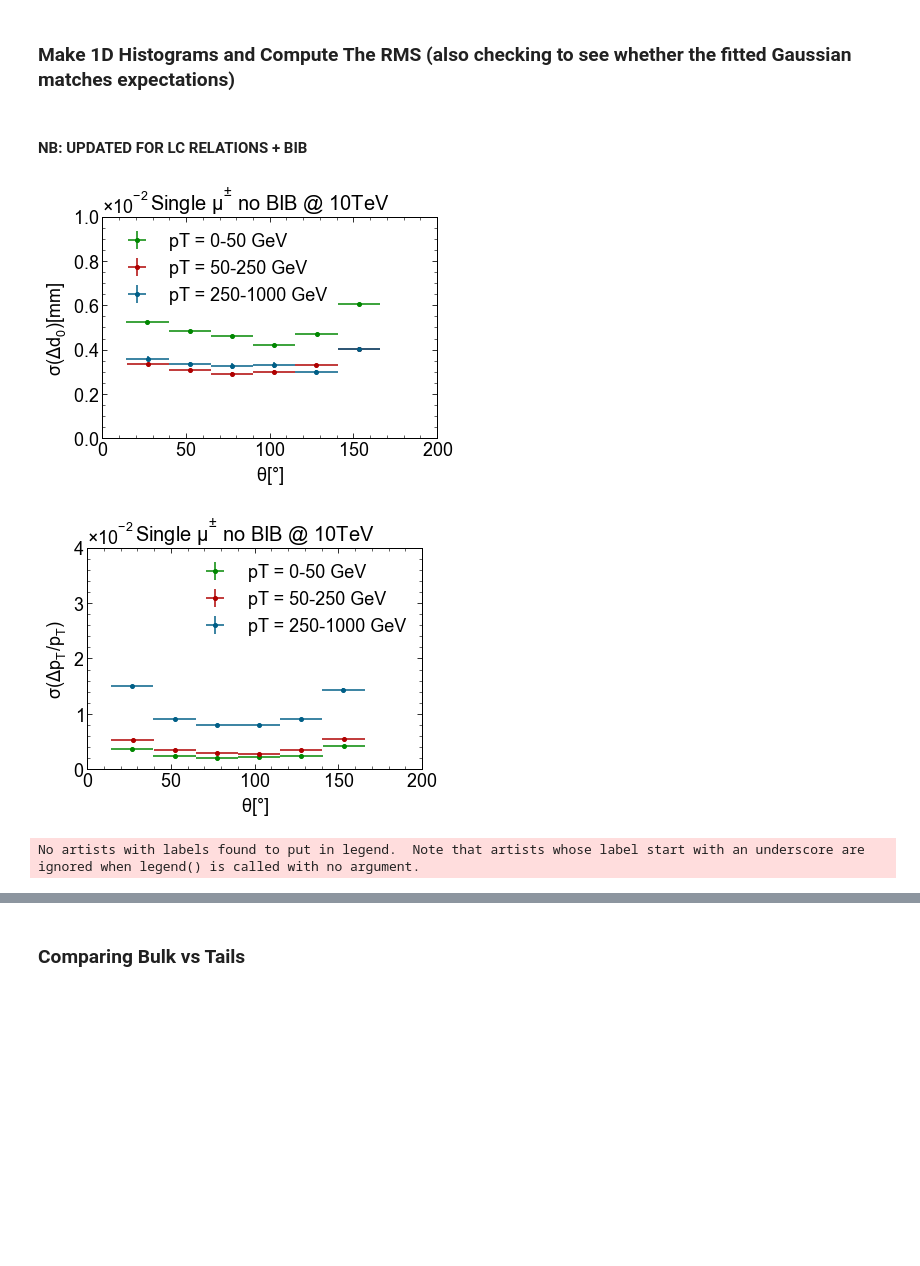
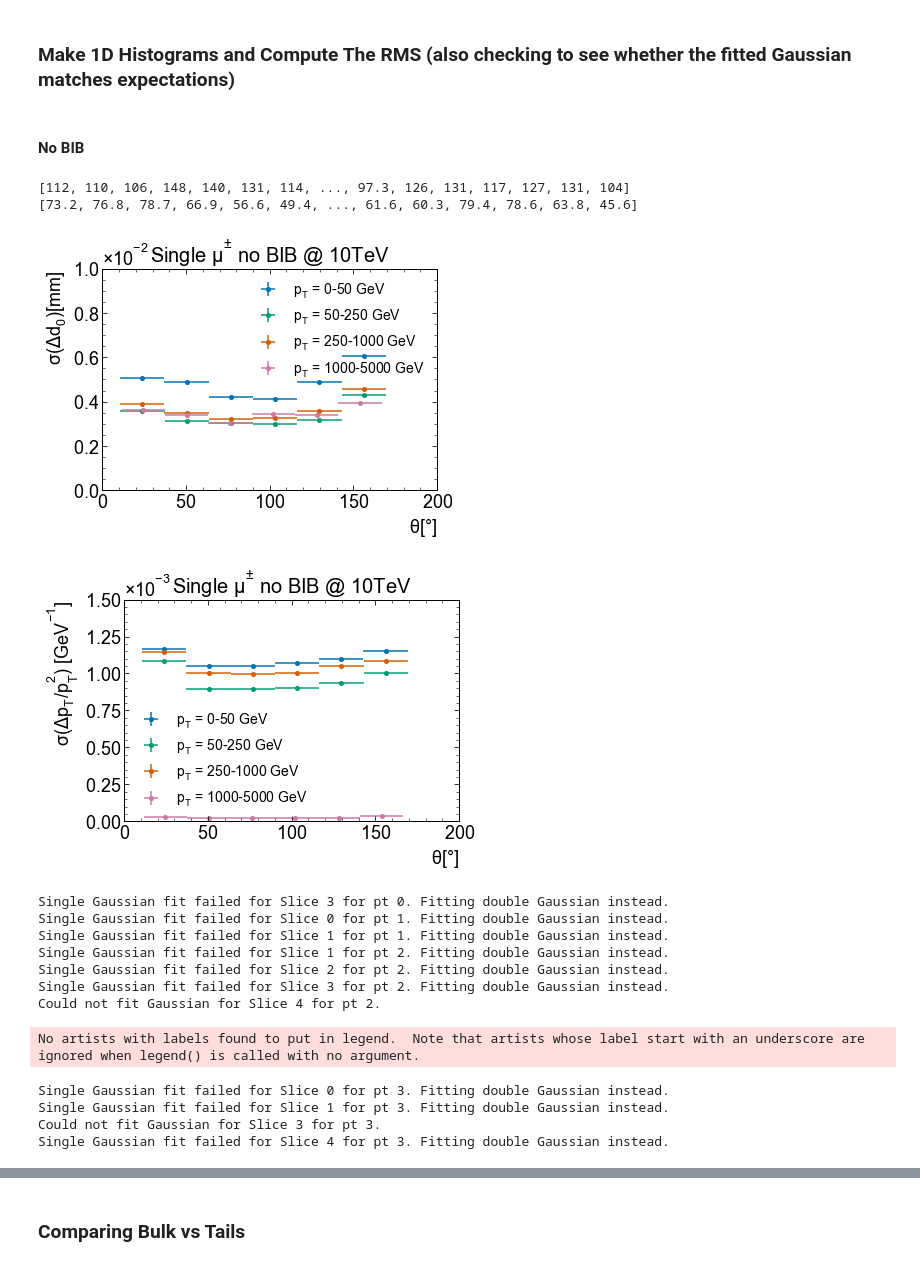
Before and after one commit to kdp-lab/maia_detector_paper, a Jupyter notebook: json_analysis.ipynb, the cells around one changed output, grey strips where cells are left out. Saved outputs shown, nothing was run; the diff lists cells and outputs as text; code cells hidden in the pictures; blank space fills up the shorter version.

```diff
--- a/json_analysis.ipynb
+++ b/json_analysis.ipynb
@@ -10,5 +10,6 @@ from scipy import stats
 import random
 import atlas_mpl_style as ampl
 ampl.use_atlas_style()
+plt.style.use('seaborn-v0_8-colorblind')
 #from codes.plotting import plot_prettier
 #plot_prettier()
@@ -506,5 +670,5 @@ def compare1DHistograms(datas,bins,scale='linear',label="",leg=[]):
     plt.show()
 # %% [markdown]
 ### Make 1D Histograms and Compute The RMS (also checking to see whether the fitted Gaussian matches expectations)
-# %% [markdown]
-#### NB: UPDATED FOR LC RELATIONS + BIB
+# %% [markdown]
+#### No BIB
@@ -510,0 +691,9 @@ def compare1DHistograms(datas,bins,scale='linear',label="",leg=[]):
+# %%
+right_side_data = LC_theta_match[(((LC_theta_match)[(LC_pt_match)>1000])) > 90]
+right_side_data = ak.flatten(LC_theta_match[np.ravel(LC_pt_match)>1000])[(ak.flatten((LC_theta_match)[(LC_pt_match)>1000])) > 90]
+left_side_data = LC_theta_match[(((LC_theta_match)[(LC_pt_match)>1000])) <= 90]
+print((right_side_data))
+print(ak.flatten(left_side_data))
+# %% [output]
+[112, 110, 106, 148, 140, 131, 114, ..., 97.3, 126, 131, 117, 127, 131, 104]
+[73.2, 76.8, 78.7, 66.9, 56.6, 49.4, ..., 61.6, 60.3, 79.4, 78.6, 63.8, 45.6]
@@ -511,48 +725,64 @@ def compare1DHistograms(datas,bins,scale='linear',label="",leg=[]):
 # %%
-theta_all = [LC_theta_match[np.ravel(LC_pt_match)<=50], LC_theta_match[(np.ravel(LC_pt_match)>50) & (np.ravel(LC_pt_match)<=250)], LC_theta_match[np.ravel(LC_pt_match)>250]]
-d0_all = [LC_d0[np.ravel(LC_pt_match)<=50], LC_d0[(np.ravel(LC_pt_match)>50) & (np.ravel(LC_pt_match)<=250)], LC_d0[np.ravel(LC_pt_match)>250]]
-pt_res_all = [LC_pt_res[np.ravel(LC_pt_match)<=50], LC_pt_res[(np.ravel(LC_pt_match)>50) & (np.ravel(LC_pt_match)<=250)], LC_pt_res[np.ravel(LC_pt_match)>250]]
-pt_track_all = [LC_track_pt[np.ravel(LC_pt_match)<=50], LC_track_pt[(np.ravel(LC_pt_match)>50) & (np.ravel(LC_pt_match)<=250)], LC_track_pt[np.ravel(LC_pt_match)>250]]
-pt_match_all =  [LC_pt_match[np.ravel(LC_pt_match)<=50], LC_pt_match[(np.ravel(LC_pt_match)>50) & (np.ravel(LC_pt_match)<=250)], LC_pt_match[np.ravel(LC_pt_match)>250]]
-# theta_all = [bib_0_50_theta, bib_50_250_theta, bib_250_1000_theta]
-# d0_all = [bib_0_50['LC_d0'], bib_50_250['LC_d0'], bib_250_1000['LC_d0']]
-# pt_res_all = [bib_0_50['LC_pt_res'], bib_50_250['LC_pt_res'], bib_250_1000['LC_pt_res']]
-# pt_track_all = [bib_0_50['LC_track_pt'], bib_50_250['LC_track_pt'], bib_250_1000['LC_track_pt']]
-# pt_match_all = [bib_0_50['LC_pt_match'], bib_50_250['LC_pt_match'], bib_250_1000['LC_pt_match']]
+theta_all = [LC_theta_match[np.ravel(LC_pt_match)<=50], LC_theta_match[(np.ravel(LC_pt_match)>50) & (np.ravel(LC_pt_match)<=250)], LC_theta_match[np.ravel(LC_pt_match)>250 & (np.ravel(LC_pt_match)<=1000)], fold_data(ak.flatten(LC_theta_match[np.ravel(LC_pt_match)>1000]), bib = False)]
+d0_all = [LC_d0[np.ravel(LC_pt_match)<=50], LC_d0[(np.ravel(LC_pt_match)>50) & (np.ravel(LC_pt_match)<=250)], LC_d0[np.ravel(LC_pt_match)>250 & (np.ravel(LC_pt_match)<=1000)], fold_data(ak.flatten(LC_d0[np.ravel(LC_pt_match)>1000]), bib = False)]
+pt_res_all = [LC_pt_res[np.ravel(LC_pt_match)<=50], LC_pt_res[(np.ravel(LC_pt_match)>50) & (np.ravel(LC_pt_match)<=250)], LC_pt_res[np.ravel(LC_pt_match)>250 & (np.ravel(LC_pt_match)<=1000)], fold_data(ak.flatten(LC_pt_res[np.ravel(LC_pt_match)>1000]), bib = False)]
+pt_track_all = [LC_track_pt[np.ravel(LC_pt_match)<=50], LC_track_pt[(np.ravel(LC_pt_match)>50) & (np.ravel(LC_pt_match)<=250)], LC_track_pt[np.ravel(LC_pt_match)>250 & (np.ravel(LC_pt_match)<=1000)], fold_data(ak.flatten(LC_track_pt[np.ravel(LC_pt_match)>1000]), bib = False)]
+pt_match_all =  [LC_pt_match[np.ravel(LC_pt_match)<=50], LC_pt_match[(np.ravel(LC_pt_match)>50) & (np.ravel(LC_pt_match)<=250)], LC_pt_match[np.ravel(LC_pt_match)>250 & (np.ravel(LC_pt_match)<=1000)], fold_data(ak.flatten(LC_pt_match[np.ravel(LC_pt_match)>1000]), bib = False)]
+nhits_all =  [LC_nhits[np.ravel(LC_pt_match)<=50], LC_nhits[(np.ravel(LC_pt_match)>50) & (np.ravel(LC_pt_match)<=250)], LC_nhits[np.ravel(LC_pt_match)>250 & (np.ravel(LC_pt_match)<=1000)], fold_data(ak.flatten(LC_nhits[np.ravel(LC_pt_match)>1000]), bib = False)]
+
 #print(theta_all,d0_all)
 theta_all_masked = []
 d0_all_masked = []
 pt_res_all_masked = []
 pt_match_all_masked = []
 for i in range(len(theta_all)):
     x = theta_all[i]
     y = d0_all[i]
-    z = pt_res_all[i]
     w = pt_match_all[i]
+    z = pt_res_all[i] /w
     v = pt_track_all[i]
+    u = nhits_all[i]
     # Create a boolean mask for the condition
     theta_cut = (0 <= x) & (x < 180)
     pt_res_cut = np.abs(z) > 0
     pt_cut = v > 1
+    d0_cut = y <= 0.1
+    nhits_cut = u > 4
     # Apply the mask to filter the arrays
-    mask = theta_cut & pt_res_cut & pt_cut
+    mask = theta_cut & pt_res_cut & pt_cut & d0_cut & nhits_cut
     x_masked = x[mask]
     y_masked = y[mask]
     z_masked = z[mask]
     w_masked = w[mask]
     theta_all_masked.append(x_masked)
     d0_all_masked.append(y_masked)
     pt_res_all_masked.append(z_masked)
     pt_match_all_masked.append(w_masked)
 # theta_all = ak.concatenate([theta_0_50, theta_50_250, theta_match],axis = 0)
 numpoints = 6
+array1 = np.linspace(-0.5,0.5,300)    # pt_0_50_bins
+array2 = np.linspace(-0.5,0.5,300)  # pt_50_250_bins
+array3 = np.linspace(-0.5,0.5,300) # pt_250_1000_bins
+array4 = np.linspace(-0.005, 0.005, 250)  # pt_1000_5000_bins
+pt_2_bins = [array1, array2, array3, array4]
 d0_ylim = (0,0.01)
-pt_ylim = (0,0.04)
-plotrms_multi(theta_all_masked,d0_all_masked, bins = numpoints, ylim = d0_ylim,labels = ['pT = 0-50 GeV', 'pT = 50-250 GeV', 'pT = 250-1000 GeV'], xlabel = r'$\theta[\degree]$', ylabel = r'$\sigma(\Delta d_0)$[mm] ', title = r'Single $\mu^{\pm}$ no BIB @ 10TeV')
-plotrms_multi(theta_all_masked,pt_res_all_masked, bins = numpoints, ylim = pt_ylim, labels = ['pT = 0-50 GeV', 'pT = 50-250 GeV', 'pT = 250-1000 GeV'], xlabel = r'$\theta[\degree]$', ylabel = r'$\sigma(\Delta p_T/p_T)$ ', title = r'Single $\mu^{\pm}$ no BIB @ 10TeV')
-plotrms_multi(pt_match_all_masked,pt_res_all_masked, bins = 5, labels = ['_','_','_'], xlabel = r'$p_T$ [GeV]', ylabel = r'$\sigma(\Delta p_T/p_T)$ ', title = r'Single $\mu^{\pm}$ no BIB @ 10TeV')
-plotrms_multi(pt_match_all_masked,d0_all_masked, bins = 5, labels = ['pT = 0-50 GeV', 'pT = 50-250 GeV', 'pT = 250-1000 GeV'], xlabel = r'$p_T$ [GeV]', ylabel = r'$\sigma(\Delta d_0)$ ', title = r'Single $\mu^{\pm}$ no BIB @ 10TeV')
+pt_ylim = (0,0.0015)
+plotrms_multi(theta_all_masked,d0_all_masked, numbins = numpoints, ylim = d0_ylim,labels = [r'$p_T$ = 0-50 GeV', r'$p_T$ = 50-250 GeV', r'$p_T$ = 250-1000 GeV', r'$p_T$ = 1000-5000 GeV'], xlabel = r'$\theta[\degree]$', ylabel = r'$\sigma(\Delta d_0)$[mm] ', title = r'Single $\mu^{\pm}$ no BIB @ 10TeV', savepdf=True, savename='d0_res_vs_theta.pdf')
+plotrms_multi(theta_all_masked,pt_res_all_masked, numbins = numpoints, bins = pt_2_bins, log = False, ylim = pt_ylim, labels = [r'$p_T$ = 0-50 GeV', r'$p_T$ = 50-250 GeV', r'$p_T$ = 250-1000 GeV', r'$p_T$ = 1000-5000 GeV'], xlabel = r'$\theta[\degree]$', ylabel = r'$\sigma(\Delta p_T/p_T^2)$ $[GeV^{-1}]$', title = r'Single $\mu^{\pm}$ no BIB @ 10TeV', savepdf=True, savename='pt_res_vs_theta.pdf')
+plotrms_multi(pt_match_all_masked,pt_res_all_masked, numbins = 5, labels = ['_','_','_', '_'], xlabel = r'$p_T$ [GeV]', ylabel = r'$\sigma(\Delta p_T/p_T^2)$ ', title = r'Single $\mu^{\pm}$ no BIB @ 10TeV')
+plotrms_multi(pt_match_all_masked,d0_all_masked, numbins = 5, labels = [r'$p_T$ = 0-50 GeV', r'$p_T$ = 50-250 GeV', r'$p_T$ = 250-1000 GeV', r'$p_T$ = 1000-5000 GeV'], xlabel = r'$p_T$ [GeV]', ylabel = r'$\sigma(\Delta d_0)$ ', title = r'Single $\mu^{\pm}$ no BIB @ 10TeV')
 # %% [output]
-[figure, old version]
+[figure, new version]
-[figure, old version]
+[figure, new version]
-No artists with labels found to put in legend.  Note that artists whose label start with an underscore are ignored when legend() is called with no argument.
+Single Gaussian fit failed for Slice 3 for pt 0. Fitting double Gaussian instead.
+Single Gaussian fit failed for Slice 0 for pt 1. Fitting double Gaussian instead.
+Single Gaussian fit failed for Slice 1 for pt 1. Fitting double Gaussian instead.
+Single Gaussian fit failed for Slice 1 for pt 2. Fitting double Gaussian instead.
+Single Gaussian fit failed for Slice 2 for pt 2. Fitting double Gaussian instead.
+Single Gaussian fit failed for Slice 3 for pt 2. Fitting double Gaussian instead.
+Could not fit Gaussian for Slice 4 for pt 2.
+No artists with labels found to put in legend.  Note that artists whose label start with an underscore are ignored when legend() is called with no argument.
+Single Gaussian fit failed for Slice 0 for pt 3. Fitting double Gaussian instead.
+Single Gaussian fit failed for Slice 1 for pt 3. Fitting double Gaussian instead.
+Could not fit Gaussian for Slice 3 for pt 3.
+Single Gaussian fit failed for Slice 4 for pt 3. Fitting double Gaussian instead.
```
Also changed, not shown: parts of 63 cells of this notebook.
